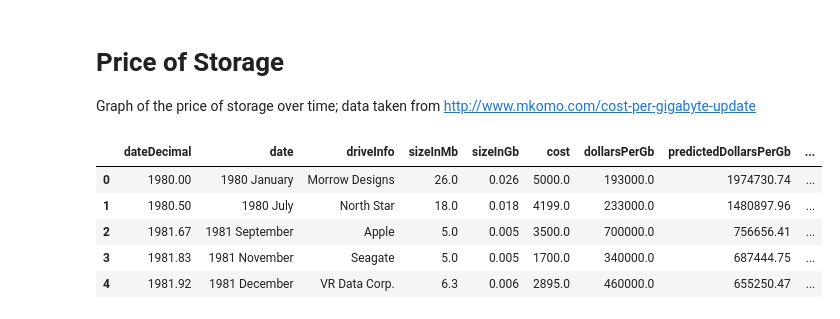
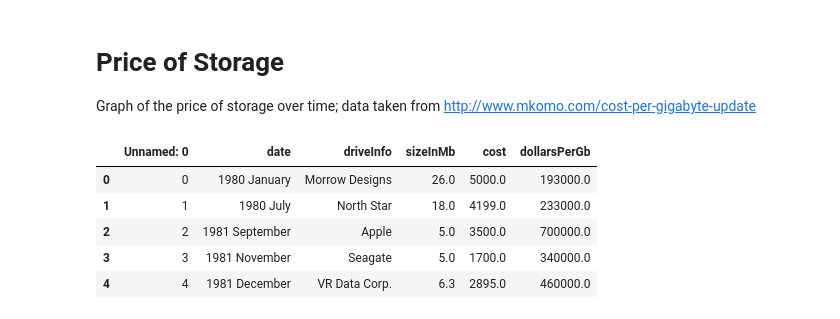
Before and after one commit to jakevdp/altair-examples, a Jupyter notebook: notebooks/PriceOfStorage.ipynb, the cells around one changed output. Saved outputs shown, nothing was run; the diff lists cells and outputs as text; code cells hidden in the pictures.

```diff
--- a/notebooks/PriceOfStorage.ipynb
+++ b/notebooks/PriceOfStorage.ipynb
@@ -4,13 +4,12 @@
 Graph of the price of storage over time; data taken from http://www.mkomo.com/cost-per-gigabyte-update
 # %%
 import pandas as pd
-data_url = '../data/memory-price.csv'
-data = pd.read_csv(data_url).head()
-data.head()
+data = '../data/memory-price.csv'
+pd.read_csv(data).head()
 # %% [output]
-|  | dateDecimal | date | driveInfo | sizeInMb | sizeInGb | cost | dollarsPerGb | predictedDollarsPerGb | ... |
-| 0 | 1980.00 | 1980 January | Morrow Designs | 26.0 | 0.026 | 5000.0 | 193000.0 | 1974730.74 | ... |
-| 1 | 1980.50 | 1980 July | North Star | 18.0 | 0.018 | 4199.0 | 233000.0 | 1480897.96 | ... |
-| 2 | 1981.67 | 1981 September | Apple | 5.0 | 0.005 | 3500.0 | 700000.0 | 756656.41 | ... |
-| 3 | 1981.83 | 1981 November | Seagate | 5.0 | 0.005 | 1700.0 | 340000.0 | 687444.75 | ... |
-| 4 | 1981.92 | 1981 December | VR Data Corp. | 6.3 | 0.006 | 2895.0 | 460000.0 | 655250.47 | ... |
+|  | Unnamed: 0 | date | driveInfo | sizeInMb | cost | dollarsPerGb |
+| 0 | 0 | 1980 January | Morrow Designs | 26.0 | 5000.0 | 193000.0 |
+| 1 | 1 | 1980 July | North Star | 18.0 | 4199.0 | 233000.0 |
+| 2 | 2 | 1981 September | Apple | 5.0 | 3500.0 | 700000.0 |
+| 3 | 3 | 1981 November | Seagate | 5.0 | 1700.0 | 340000.0 |
+| 4 | 4 | 1981 December | VR Data Corp. | 6.3 | 2895.0 | 460000.0 |
```
Also changed, not shown: parts of 1 cell of this notebook, 2 other files.
